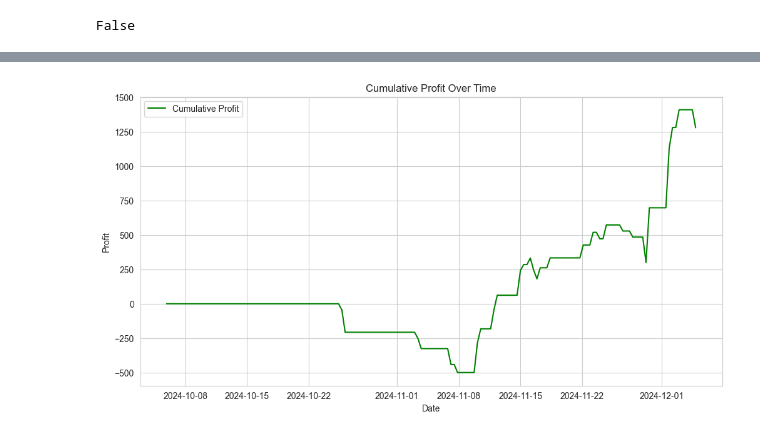
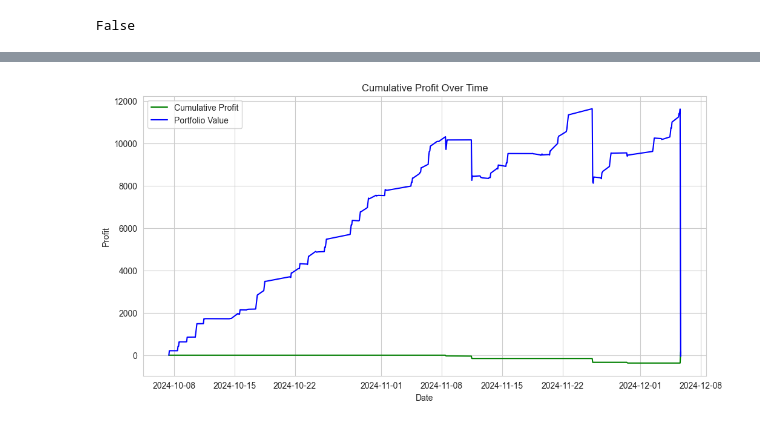
Before and after one commit to AkeBoss-tech/CoolCryptoCode, a Jupyter notebook: crypto.ipynb, the cells around one changed output, grey strips where cells are left out. Saved outputs shown, nothing was run; the diff lists cells and outputs as text; code cells hidden in the pictures.

```diff
--- a/crypto.ipynb
+++ b/crypto.ipynb
@@ -236,13 +317,15 @@ plt.show()
 # %%
 # Plot Profits Over Time
 plt.figure(figsize=(12, 6))
 plt.plot(profits_df["Date"], profits_df["Cumulative Profit"], label="Cumulative Profit", color="green")
+plt.plot(portfolio_df["Date"], portfolio_df["Portfolio Value"] - portfolio_df["Portfolio Value"].iloc[0], label="Portfolio Value", color="blue")
+
 plt.title("Cumulative Profit Over Time")
 plt.xlabel("Date")
 plt.ylabel("Profit")
 plt.legend()
 plt.show()
 # %% [output]
-[figure, old version]
+[figure, new version]
 # %%
 # show the rows with the highest gross profit
```
Also changed, not shown: parts of 25 cells of this notebook, 16 other files.
